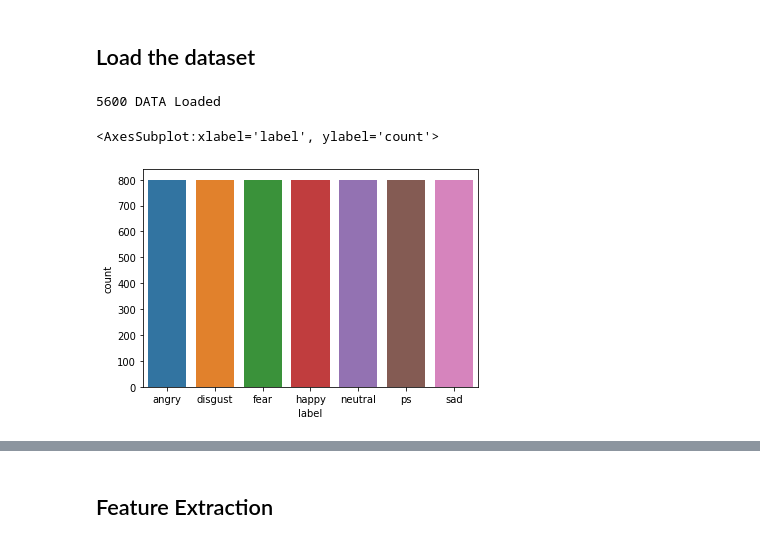
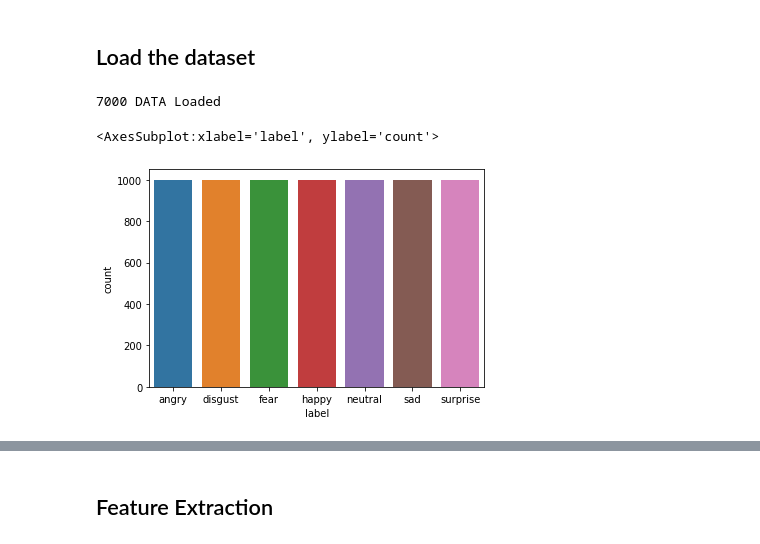
Before and after one commit to Sakib75/emo_detect, a Jupyter notebook: Emo_MFCC.ipynb, the cells around one changed output, grey strips where cells are left out. Cells and saved outputs as stored; diff of their text form; code cells hidden in the pictures.

```diff
--- a/Emo_MFCC.ipynb
+++ b/Emo_MFCC.ipynb
@@ -14,13 +15,20 @@ warnings.filterwarnings("ignore")
 # %%
 paths = []
 labels = []
 
-for root, dirs, files in os.walk("./TESS/", topdown=False):
+for root, dirs, files in os.walk("./SUBESCO/", topdown=False):
     for name in files:
-        label = name.split('_')[-1].split('.')[0].lower()
+        label = name.split('_')[5].lower()
         labels.append(label)
         paths.append(os.path.join(root,name))
 
 print(f"{len(labels)} DATA Loaded")
+
+df = pd.DataFrame()
+df['speech'] = paths
+df['label'] =labels
+sns.countplot(df['label'])
 # %% [output]
-5600 DATA Loaded
+7000 DATA Loaded
+<AxesSubplot:xlabel='label', ylabel='count'>
+[figure, added]
@@ -31,8 +35,3 @@ df['label'] =labels
-# %%
-sns.countplot(df['label'])
-# %% [output]
-<AxesSubplot:xlabel='label', ylabel='count'>
-[figure, removed]
 # %%
 def waveplot(data, sr, emotion):
     plt.figure(figsize=(10,4))
```
Also changed, not shown: parts of 20 cells of this notebook, 10 other files.
